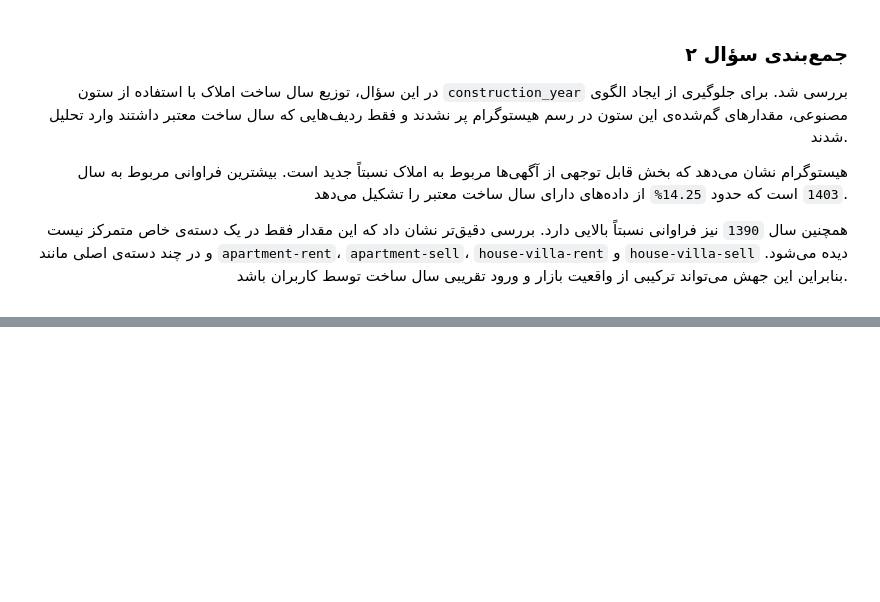
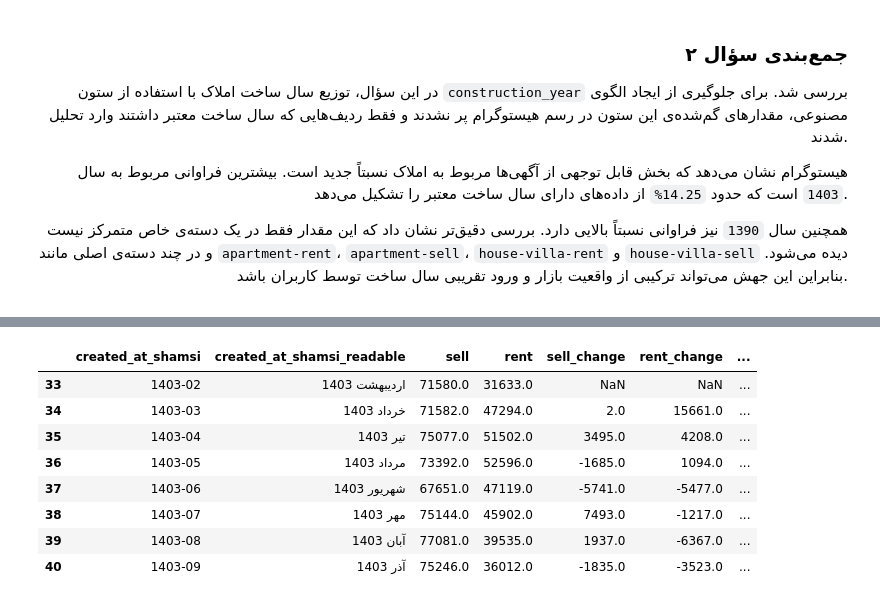
Before and after one commit to AliRaddman/divar-ml-project, a Jupyter notebook: notebooks/work/descriptive_ali.ipynb, the cells around one changed output, grey strips where cells are left out. Drawn from its saved outputs; the diff is of its cells as text; code cells hidden in the pictures; blank space fills up the shorter version.

```diff
--- a/notebooks/work/descriptive_ali.ipynb
+++ b/notebooks/work/descriptive_ali.ipynb
@@ -481,0 +696,32 @@ display(year_1390_analysis)
+# %%
+q3_change_analysis = q3_reliable_data[[
+    "created_at_shamsi",
+    "created_at_shamsi_readable",
+    "sell",
+    "rent"
+]].copy()
+
+# محاسبه تغییر مطلق نسبت به ماه قبل
+q3_change_analysis["sell_change"] = q3_change_analysis["sell"].diff()
+q3_change_analysis["rent_change"] = q3_change_analysis["rent"].diff()
+
+# محاسبه درصد تغییر نسبت به ماه قبل
+q3_change_analysis["sell_change_percent"] = (
+    q3_change_analysis["sell"].pct_change() * 100
+).round(2)
+
+q3_change_analysis["rent_change_percent"] = (
+    q3_change_analysis["rent"].pct_change() * 100
+).round(2)
+
+display(q3_change_analysis)
+# %% [output]
+|  | created_at_shamsi | created_at_shamsi_readable | sell | rent | sell_change | rent_change | ... |
+| 33 | 1403-02 | اردیبهشت 1403 | 71580.0 | 31633.0 | NaN | NaN | ... |
+| 34 | 1403-03 | خرداد 1403 | 71582.0 | 47294.0 | 2.0 | 15661.0 | ... |
+| 35 | 1403-04 | تیر 1403 | 75077.0 | 51502.0 | 3495.0 | 4208.0 | ... |
+| 36 | 1403-05 | مرداد 1403 | 73392.0 | 52596.0 | -1685.0 | 1094.0 | ... |
+| 37 | 1403-06 | شهریور 1403 | 67651.0 | 47119.0 | -5741.0 | -5477.0 | ... |
+| 38 | 1403-07 | مهر 1403 | 75144.0 | 45902.0 | 7493.0 | -1217.0 | ... |
+| 39 | 1403-08 | آبان 1403 | 77081.0 | 39535.0 | 1937.0 | -6367.0 | ... |
+| 40 | 1403-09 | آذر 1403 | 75246.0 | 36012.0 | -1835.0 | -3523.0 | ... |
```
Also changed, not shown: parts of 12 cells of this notebook.
